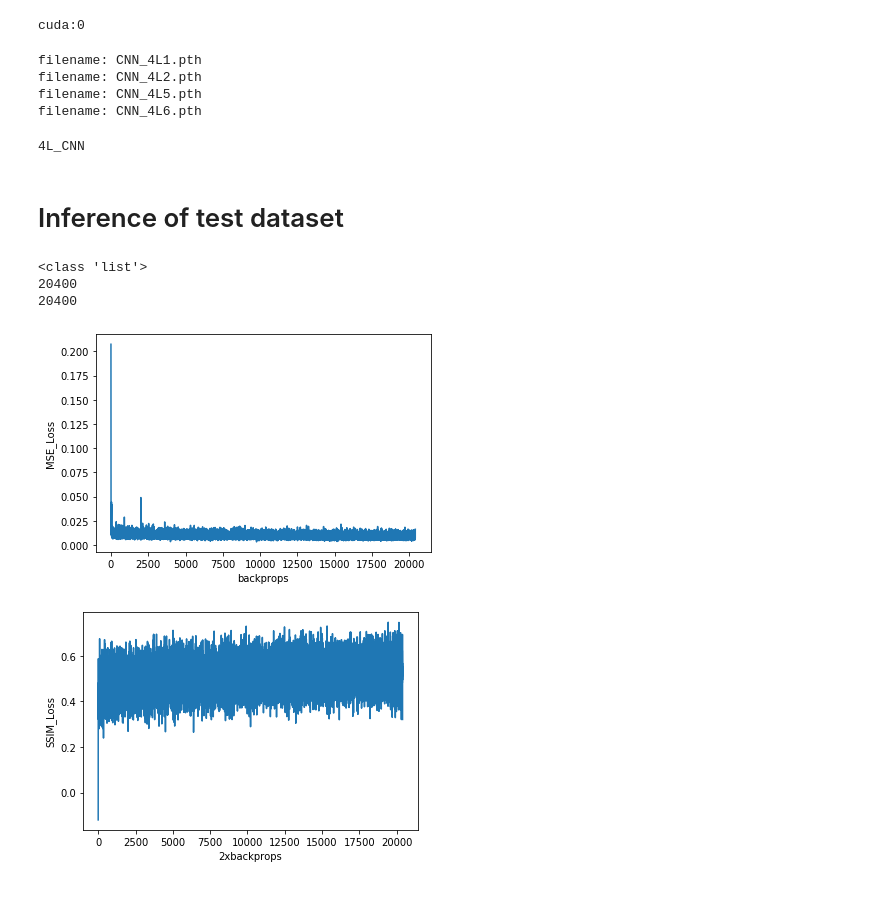
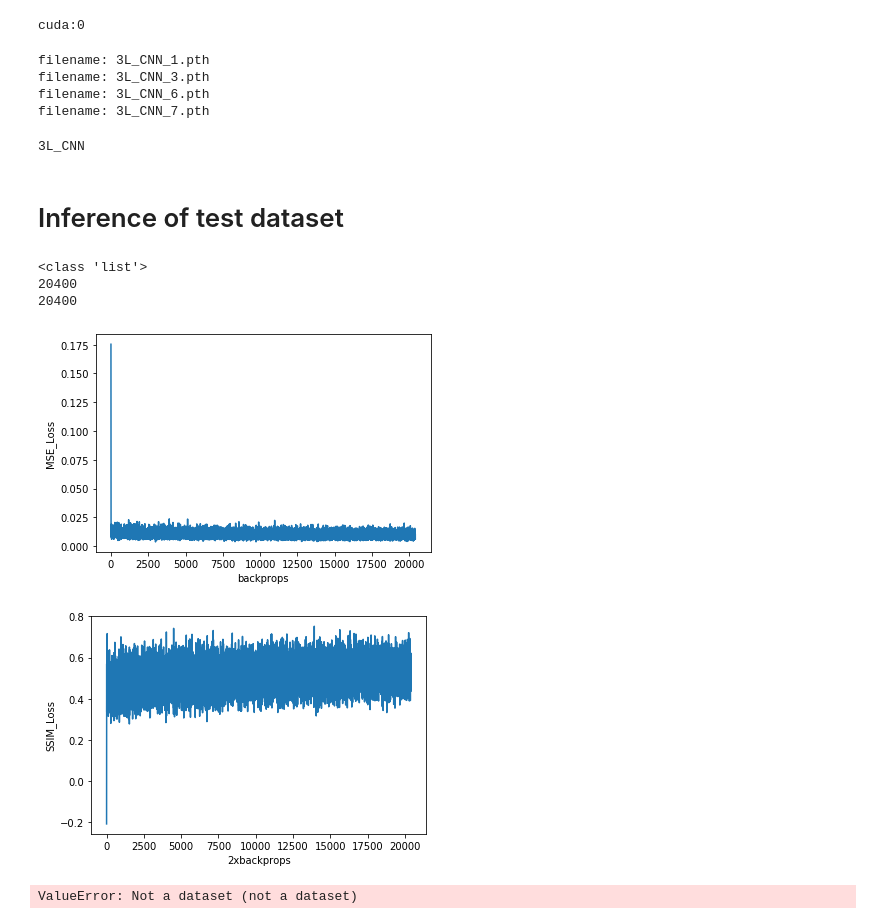
Before and after one commit to latifrozaqi/NeuralComp_G42, a Jupyter notebook: REONSTRUCTION_FINAL01.ipynb, the cells around one changed output. Cells and saved outputs as stored; diff of their text form; code cells hidden in the pictures; blank space fills up the shorter version.

```diff
--- a/REONSTRUCTION_FINAL01.ipynb
+++ b/REONSTRUCTION_FINAL01.ipynb
@@ -16,8 +16,8 @@ import csv
 import time
 from skimage.measure import compare_ssim
 # %%
-modtype='4L_CNN_8af'
-best_model='CNN_4L1.pth'
+modtype='3L_CNN_8af'
+best_model='3L_CNN_3.pth'
 model_base_path='/home/students/lxr863/NeuralComp_G42-master/'+modtype
 test_file_path='/data/local/NC2019MRI//test'
 train_file_path='/data/local/NC2019MRI/train'
@@ -31,10 +31,10 @@ cuda:0
 for fname in sorted(os.listdir(model_base_path)):
     print('filename:',fname)
 # %% [output]
-filename: CNN_4L1.pth
-filename: CNN_4L2.pth
-filename: CNN_4L5.pth
-filename: CNN_4L6.pth
+filename: 3L_CNN_1.pth
+filename: 3L_CNN_3.pth
+filename: 3L_CNN_6.pth
+filename: 3L_CNN_7.pth
 # %%
 if modtype=='3L_CNN_8af' or modtype=='3L_CNN_4af':
     class CNN_3L(nn.Module):
@@ -214,33 +214,41 @@ elif modtype=='UNet_8af' or modtype=='DCGAN':
 
         def forward(self, input):
             return self.main(input)
+    print('UNets')
 # %% [output]
-4L_CNN
+3L_CNN
 # %% [markdown]
 # Inference of test dataset
 # %%
-model=CNN_4L().to(device)
+if modtype=='3L_CNN_8af' or modtype=='3L_CNN_4af':
+    model=CNN_3L().to(device)
+elif modtype=='4L_CNN_8af' or modtype=='4L_CNN_4af':
+    model=CNN_4L().to(device)
+elif modtype=='UNet_8af' or modtype=='DCGAN':
+    cmodel=Generator(1,1).to(device)
+
 checkpoint=(torch.load(model_base_path+'/'+best_model))
 model.load_state_dict(checkpoint['model_state_dict'])
 losses=checkpoint['Loss']
+
 SSIMval=checkpoint['SSIM']
 print(type(losses))
 print(len(losses))
 print(len(SSIMval))
 plt.plot(range(len(losses)),losses,label="Training loss")
 plt.xlabel("backprops")
 plt.ylabel("MSE_Loss")
 plt.show()
 plt.plot(range(len(SSIMval)),SSIMval,label="SSIM loss")
 plt.xlabel("2xbackprops")
 plt.ylabel("SSIM_Loss")
 plt.show()
 # %% [output]
 <class 'list'>
 20400
 20400
-[figure, old version]
+[figure, new version]
-[figure, old version]
+[figure, new version]
 # %%
 #print(model)
 norm=1e-6
@@ -319,3 +284,7 @@ plt.subplot(1,2,2)
 plt.axis("off")
 plt.title("Recon Images 4af")
 plt.imshow(torch.Tensor.cpu(IR_4af[1][0]).detach(),cmap='gray')
+# %%
+print(dset.shape)
+# %% [output]
+ValueError: Not a dataset (not a dataset)
```
Also changed, not shown: parts of 3 cells of this notebook.
